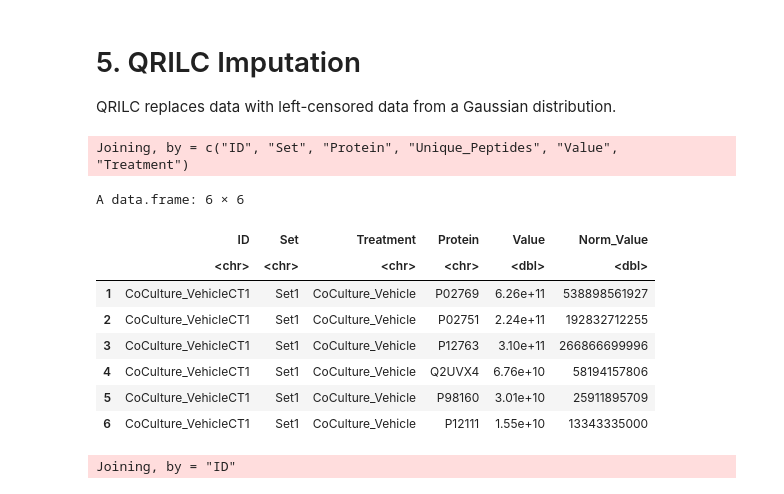
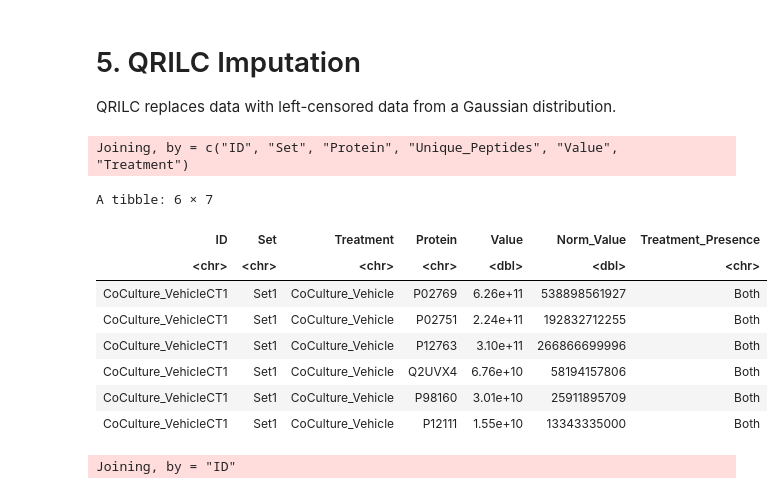
Before and after one commit to UNC-CEMALB/Characterizing-the-Extracellular-Vesicle-Proteomic-Landscape-of-the-Human-Airway-using-In-vitro-Orga, a Jupyter notebook: 1. Data Processing/Data Processing.ipynb, the cells around one changed output. Saved outputs shown, nothing was run; the diff lists cells and outputs as text; code cells hidden in the pictures.

```diff
--- a/1. Data Processing/Data Processing.ipynb
+++ b/1. Data Processing/Data Processing.ipynb
@@ -231,3 +267,14 @@ A tibble: 2 × 2
 | <chr> | <int> |
 | CoCulture_Vehicle | 1020 |
 | TriCulture_Vehicle | 1377 |
+# %%
+# determining what proteins are present in one or both culture groups
+detection_filter_2_df = detection_filter_2_df %>%
+    group_by(Protein) %>%
+    mutate(Treatment_Presence = ifelse(length(Protein) == 12, "Both", "Tri or Co")) %>%
+    mutate(Treatment_Presence = ifelse(Treatment_Presence == "Tri or Co" & Treatment == "CoCulture_Vehicle", "CoCulture",
+                                      ifelse(Treatment_Presence == "Tri or Co" & Treatment == "TriCulture_Vehicle", "TriCulture",
+                                          Treatment_Presence))) %>%
+    ungroup(Protein)
+
+head(detection_filter_2_df)
@@ -242,23 +317,24 @@ QRILC replaces data with left-censored data from a Gaussian distribution.
 # %%
 # adding in normalized values to the filtered df
 # left join returns all the records from the first table along with matching records from the second
 detection_filter_normalized_df = left_join(detection_filter_2_df, normalized_df) %>%
                        select(-Unique_Peptides)
 
-preimputed_df = detection_filter_normalized_df[, c(1,2,5,3,4,6)]
+preimputed_df = detection_filter_normalized_df[, c(1,2,5,3,4,7,6)]
+#preimputed_df = detection_filter_normalized_df[, c(1,2,5,3,4,6)]
 head(preimputed_df)
 # %% [output]
 Joining, by = c("ID", "Set", "Protein", "Unique_Peptides", "Value",
 "Treatment")
-A data.frame: 6 × 6
+A tibble: 6 × 7
-|  | ID | Set | Treatment | Protein | Value | Norm_Value |
-|  | <chr> | <chr> | <chr> | <chr> | <dbl> | <dbl> |
-| 1 | CoCulture_VehicleCT1 | Set1 | CoCulture_Vehicle | P02769 | 6.26e+11 | 538898561927 |
-| 2 | CoCulture_VehicleCT1 | Set1 | CoCulture_Vehicle | P02751 | 2.24e+11 | 192832712255 |
-| 3 | CoCulture_VehicleCT1 | Set1 | CoCulture_Vehicle | P12763 | 3.10e+11 | 266866699996 |
-| 4 | CoCulture_VehicleCT1 | Set1 | CoCulture_Vehicle | Q2UVX4 | 6.76e+10 | 58194157806 |
-| 5 | CoCulture_VehicleCT1 | Set1 | CoCulture_Vehicle | P98160 | 3.01e+10 | 25911895709 |
-| 6 | CoCulture_VehicleCT1 | Set1 | CoCulture_Vehicle | P12111 | 1.55e+10 | 13343335000 |
+| ID | Set | Treatment | Protein | Value | Norm_Value | Treatment_Presence |
+| <chr> | <chr> | <chr> | <chr> | <dbl> | <dbl> | <chr> |
+| CoCulture_VehicleCT1 | Set1 | CoCulture_Vehicle | P02769 | 6.26e+11 | 538898561927 | Both |
+| CoCulture_VehicleCT1 | Set1 | CoCulture_Vehicle | P02751 | 2.24e+11 | 192832712255 | Both |
+| CoCulture_VehicleCT1 | Set1 | CoCulture_Vehicle | P12763 | 3.10e+11 | 266866699996 | Both |
+| CoCulture_VehicleCT1 | Set1 | CoCulture_Vehicle | Q2UVX4 | 6.76e+10 | 58194157806 | Both |
+| CoCulture_VehicleCT1 | Set1 | CoCulture_Vehicle | P98160 | 3.01e+10 | 25911895709 | Both |
+| CoCulture_VehicleCT1 | Set1 | CoCulture_Vehicle | P12111 | 1.55e+10 | 13343335000 | Both |
 # %%
 # QRILC
 QRILC_imputation = function(dataset){
```
Also changed, not shown: parts of 14 cells of this notebook.
